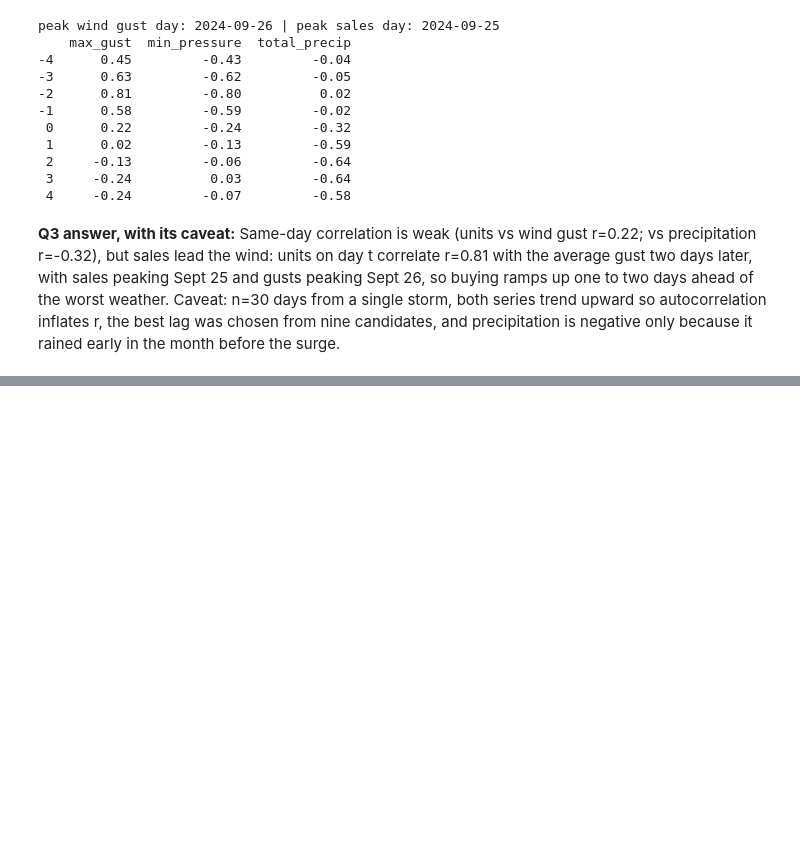
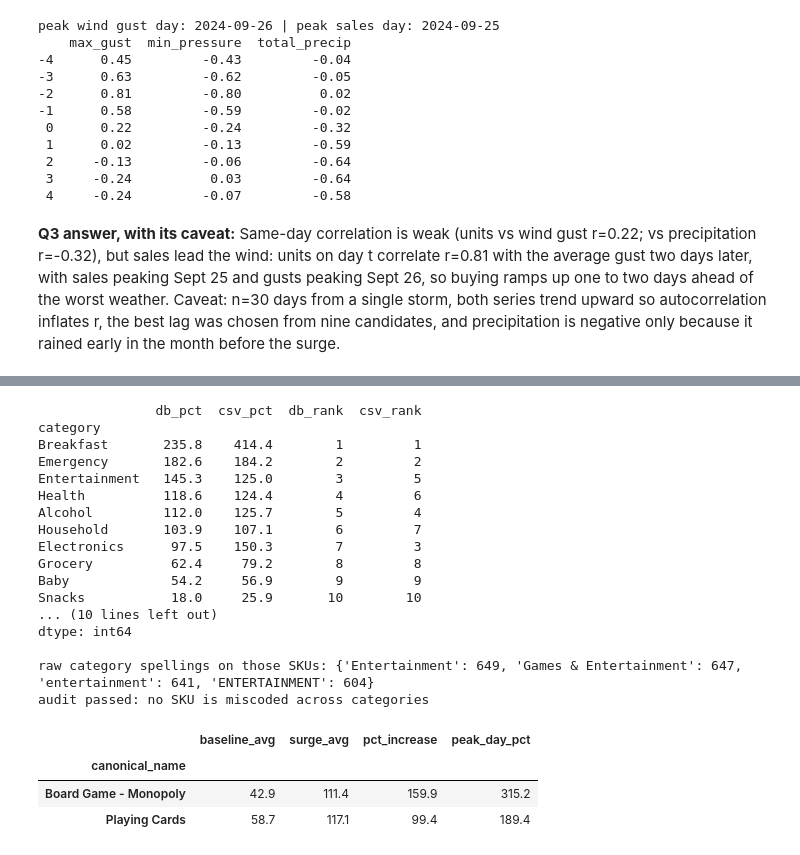
Before and after one commit to Kminhas21/walmart-hurricane-project, a Jupyter notebook: notebooks/team_notebook.ipynb, the cells around one changed output, grey strips where cells are left out. Cells and saved outputs as stored; diff of their text form; code cells hidden in the pictures; blank space fills up the shorter version.

```diff
--- a/notebooks/team_notebook.ipynb
+++ b/notebooks/team_notebook.ipynb
@@ -515,0 +647,53 @@ peak wind gust day: 2024-09-26 | peak sales day: 2024-09-25
+# %%
+# --- same Entertainment surge, DB vs transactions CSV, plus rank among all categories
+allcat = pd.read_sql("SELECT REPLACE(date, '-', '') AS d, category, SUM(total_units) AS units FROM daily_sales_summary GROUP BY d, category", con)
+allcat['day'] = pd.to_datetime(allcat['d'], format='%Y%m%d')
+db_cat = allcat.pivot(index='day', columns='category', values='units')
+db_pct = (db_cat.loc[SURGE[0]:SURGE[1]].mean() / db_cat.loc[BASELINE[0]:BASELINE[1]].mean() - 1) * 100
+cmp = pd.DataFrame({'db_pct': db_pct, 'csv_pct': q1['pct_increase']}).round(1)
+cmp['db_rank'] = cmp['db_pct'].rank(ascending=False).astype(int)
+cmp['csv_rank'] = cmp['csv_pct'].rank(ascending=False).astype(int)
+print(cmp.sort_values('db_pct', ascending=False))
+r_daily = db_cat['Entertainment'].corr(daily_cat['Entertainment'])
+print(f"\nEntertainment daily units, DB vs CSV: r={r_daily:.2f}; DB total {db_cat['Entertainment'].sum():.0f} vs CSV total {daily_cat['Entertainment'].sum():.0f} units (different scale, so compare % not levels)")
+
+# --- SKU / category audit on the transactions
+sku_map = build_sku_map(tx_clean)
+tx_sku = tx_clean.merge(sku_map, on='sku', how='left')
+ent = tx_sku[tx_sku['category'] == 'Entertainment']
+print('\nSKUs under Entertainment:'); print(ent.groupby(['canonical_name', 'sku']).size())
+raw = load_transactions()
+print('\nraw category spellings on those SKUs:', raw.loc[raw['sku'].isin(ent['sku'].unique()), 'category'].str.strip().value_counts().to_dict())
+# no miscoding: these products appear only under Entertainment, and nothing else sits in Entertainment
+assert set(ent['canonical_name']) == {'Board Game - Monopoly', 'Playing Cards'}
+assert tx_sku[tx_sku['canonical_name'].isin(ent['canonical_name'].unique())]['category'].eq('Entertainment').all()
+print('audit passed: no SKU is miscoded across categories')
+
+prod_daily = (ent.dropna(subset=['timestamp']).assign(day=lambda x: x['timestamp'].dt.normalize())
+              .groupby(['day', 'canonical_name'])['quantity'].sum().unstack(fill_value=0))
+prod = pd.DataFrame({'baseline_avg': prod_daily.loc[BASELINE[0]:BASELINE[1]].mean(), 'surge_avg': prod_daily.loc[SURGE[0]:SURGE[1]].mean()})
+prod['pct_increase'] = (prod['surge_avg'] / prod['baseline_avg'] - 1) * 100
+prod['peak_day_pct'] = (prod_daily.max() / prod['baseline_avg'] - 1) * 100   # single best day vs baseline
+prod.round(1)
+# %% [output]
+               db_pct  csv_pct  db_rank  csv_rank
+category
+Breakfast       235.8    414.4        1         1
+Emergency       182.6    184.2        2         2
+Entertainment   145.3    125.0        3         5
+Health          118.6    124.4        4         6
+Alcohol         112.0    125.7        5         4
+Household       103.9    107.1        6         7
+Electronics      97.5    150.3        7         3
+Grocery          62.4     79.2        8         8
+Baby             54.2     56.9        9         9
+Snacks           18.0     25.9       10        10
+... (10 lines left out)
+dtype: int64
+
+raw category spellings on those SKUs: {'Entertainment': 649, 'Games & Entertainment': 647, 'entertainment': 641, 'ENTERTAINMENT': 604}
+audit passed: no SKU is miscoded across categories
+|  | baseline_avg | surge_avg | pct_increase | peak_day_pct |
+| canonical_name |  |  |  |  |
+| Board Game - Monopoly | 42.9 | 111.4 | 159.9 | 315.2 |
+| Playing Cards | 58.7 | 117.1 | 99.4 | 189.4 |
```
Also changed, not shown: parts of 11 cells of this notebook.
